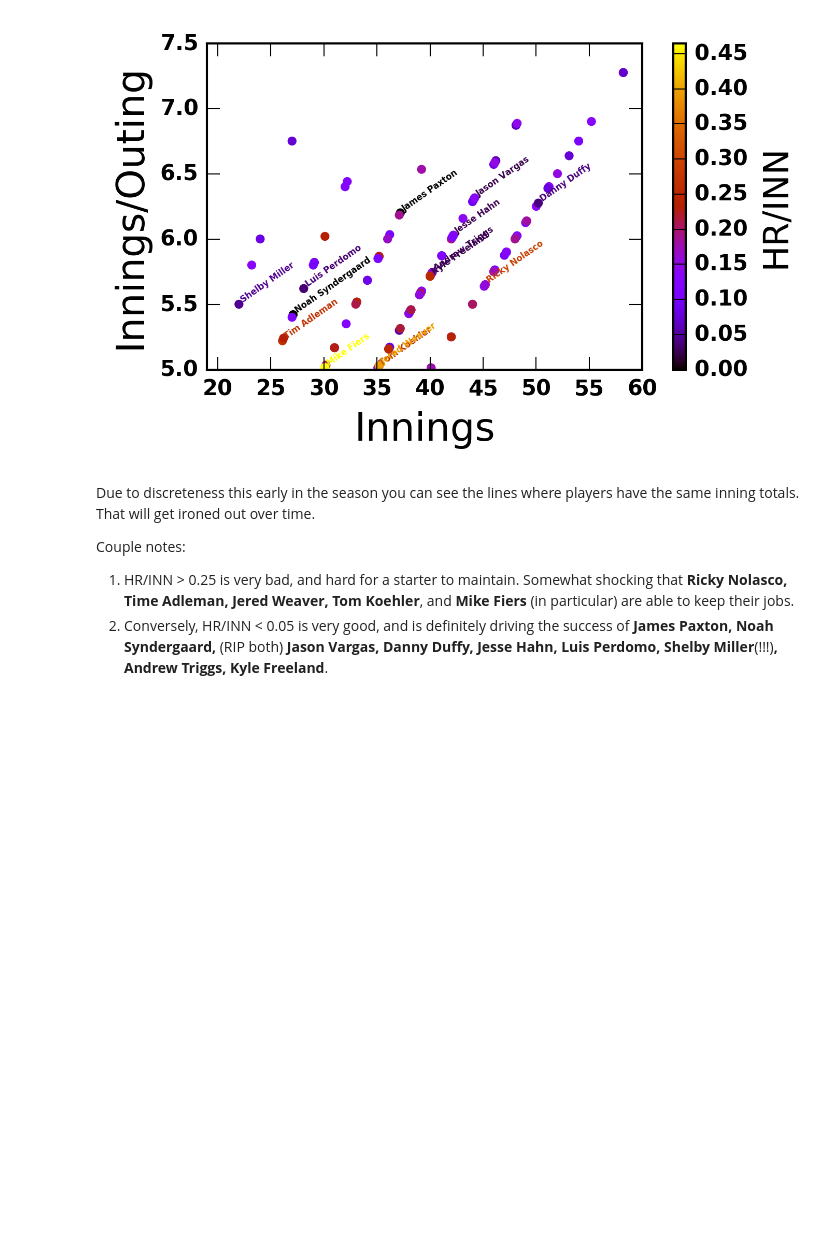
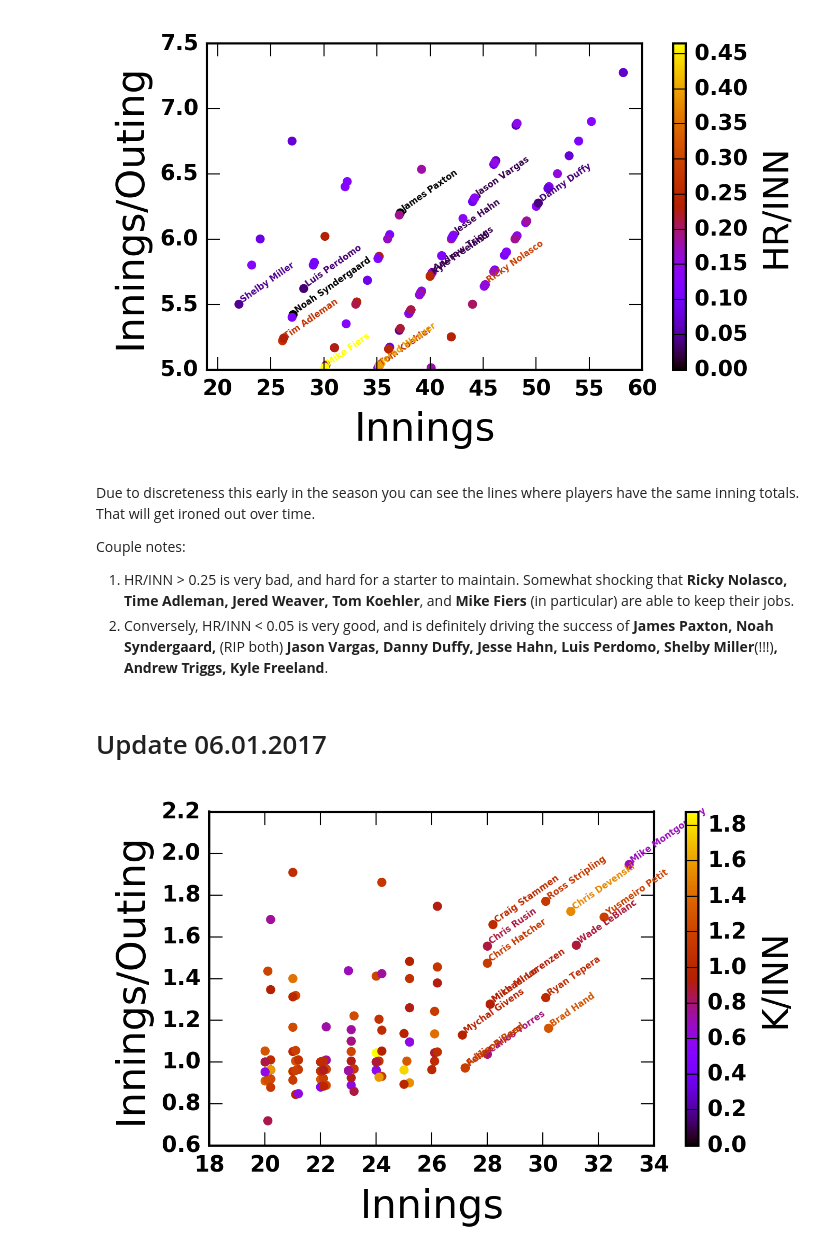
Before and after one commit to fantasy-toolz/2017-MLB-Analysis, a Jupyter notebook: pitching_notebooks/Bastardo-Tracking.ipynb, the cells around one changed output. Cells and saved outputs as stored; diff of their text form; code cells hidden in the pictures; blank space fills up the shorter version.

```diff
--- a/pitching_notebooks/Bastardo-Tracking.ipynb
+++ b/pitching_notebooks/Bastardo-Tracking.ipynb
@@ -46,10 +48,10 @@ fig = plt.figure(figsize=(4,3))
 ax = fig.add_axes([0.15,0.15,0.7,0.7])
 ax2 = fig.add_axes([0.9,0.15,0.02,0.7])
 
-kinn = Pitchers2017['SO']/Pitchers2017['IP']
+kinn = Pitchers2017a['SO']/Pitchers2017a['IP']
 clrs= kinn/np.max(kinn)
 
-ax.scatter(Pitchers2017['IP'],Pitchers2017['IP']/Pitchers2017['G'],color=cm.gnuplot(clrs,1.),s=10.)
+ax.scatter(Pitchers2017a['IP'],Pitchers2017a['IP']/Pitchers2017a['G'],color=cm.gnuplot(clrs,1.),s=10.)
 ax.set_xlabel('Innings',size=18)
 ax.set_ylabel('Innings/Outing',size=18)
 
@@ -66,9 +68,9 @@ ax.axis([19,24,0.9,2.3])
 
 
 
-for indx in range(0,len(Pitchers2017['Name'])):
-    if (Pitchers2017['IP'][indx] <= 24) & ((Pitchers2017['IP']/Pitchers2017['G'])[indx] < 2.2):
-        ax.text(Pitchers2017['IP'][indx],(Pitchers2017['IP']/Pitchers2017['G'])[indx],Pitchers2017['Name'][indx],size=4,rotation=35.,ha='left',va='bottom',color=cm.gnuplot(clrs[indx],1.))
+for indx in range(0,len(Pitchers2017a['Name'])):
+    if (Pitchers2017a['IP'][indx] <= 24) & ((Pitchers2017a['IP']/Pitchers2017a['G'])[indx] < 2.2):
+        ax.text(Pitchers2017a['IP'][indx],(Pitchers2017a['IP']/Pitchers2017a['G'])[indx],Pitchers2017a['Name'][indx],size=4,rotation=35.,ha='left',va='bottom',color=cm.gnuplot(clrs[indx],1.))
 # %% [output]
 [figure]
 # %% [markdown]
@@ -79,10 +81,10 @@ fig = plt.figure(figsize=(4,3))
 ax = fig.add_axes([0.15,0.15,0.7,0.7])
 ax2 = fig.add_axes([0.9,0.15,0.02,0.7])
 
-hrinn = Pitchers2017['HR']/Pitchers2017['IP']
+hrinn = Pitchers2017a['HR']/Pitchers2017a['IP']
 clrs= hrinn/np.max(hrinn)
 
-ax.scatter(Pitchers2017['IP'],Pitchers2017['IP']/Pitchers2017['G'],color=cm.gnuplot(clrs,1.),s=10.)
+ax.scatter(Pitchers2017a['IP'],Pitchers2017a['IP']/Pitchers2017a['G'],color=cm.gnuplot(clrs,1.),s=10.)
 ax.set_xlabel('Innings',size=18)
 ax.set_ylabel('Innings/Outing',size=18)
 
@@ -97,10 +99,10 @@ cb1.set_label('HR/INN',size=16)
 # check out just the reliever corner
 ax.axis([19,60,5.0,7.5])
 
-for indx in range(0,len(Pitchers2017['Name'])):
-    if (Pitchers2017['IP'][indx] <= 60) & ((Pitchers2017['IP']/Pitchers2017['G'])[indx] > 5.0):
+for indx in range(0,len(Pitchers2017a['Name'])):
+    if (Pitchers2017a['IP'][indx] <= 60) & ((Pitchers2017a['IP']/Pitchers2017a['G'])[indx] > 5.0):
         if (hrinn[indx] <= .05) | (hrinn[indx] > 0.25):
-            ax.text(Pitchers2017['IP'][indx],(Pitchers2017['IP']/Pitchers2017['G'])[indx],Pitchers2017['Name'][indx],size=4,rotation=35.,ha='left',va='bottom',color=cm.gnuplot(clrs[indx],1.))
+            ax.text(Pitchers2017a['IP'][indx],(Pitchers2017a['IP']/Pitchers2017a['G'])[indx],Pitchers2017a['Name'][indx],size=4,rotation=35.,ha='left',va='bottom',color=cm.gnuplot(clrs[indx],1.))
 # %% [output]
 [figure]
 # %% [markdown]
@@ -109,3 +111,36 @@ Due to discreteness this early in the season you can see the lines where players
 Couple notes:
 1. HR/INN > 0.25 is very bad, and hard for a starter to maintain. Somewhat shocking that **Ricky Nolasco, Time Adleman, Jered Weaver, Tom Koehler**, and **Mike Fiers** (in particular) are able to keep their jobs.
 2. Conversely, HR/INN < 0.05 is very good, and is definitely driving the success of **James Paxton, Noah Syndergaard,** (RIP both) **Jason Vargas, Danny Duffy, Jesse Hahn, Luis Perdomo, Shelby Miller**(!!!)**, Andrew Triggs, Kyle Freeland**.
+# %% [markdown]
+# Update 06.01.2017
+# %%
+fig = plt.figure(figsize=(4,3))
+
+ax = fig.add_axes([0.15,0.15,0.7,0.7])
+ax2 = fig.add_axes([0.9,0.15,0.02,0.7])
+
+kinn = Pitchers2017b['SO']/Pitchers2017b['IP']
+clrs= kinn/np.max(kinn)
+
+ax.scatter(Pitchers2017b['IP'],Pitchers2017b['IP']/Pitchers2017b['G'],color=cm.gnuplot(clrs,1.),s=10.)
+ax.set_xlabel('Innings',size=18)
+ax.set_ylabel('Innings/Outing',size=18)
+
+
+
+cmap = mpl.cm.gnuplot; norm = mpl.colors.Normalize(vmin=0., vmax=np.max(kinn))
+cb1 = mpl.colorbar.ColorbarBase(ax2, cmap=cmap,norm=norm)
+cb1.set_label('K/INN',size=16)
+#cb1.set_ticks([90,93,96,99])
+
+
+# check out just the reliever corner
+#ax.axis([19,24,0.9,2.3])
+
+
+
+for indx in range(0,len(Pitchers2017b['Name'])):
+    if (Pitchers2017b['IP'][indx] >= 27) & ((Pitchers2017b['IP']/Pitchers2017b['G'])[indx] > 0.0):
+        ax.text(Pitchers2017b['IP'][indx],(Pitchers2017b['IP']/Pitchers2017b['G'])[indx],Pitchers2017b['Name'][indx],size=4,rotation=35.,ha='left',va='bottom',color=cm.gnuplot(clrs[indx],1.))
+# %% [output]
+[figure, added]
```
Also changed, not shown: parts of 1 cell of this notebook, 1 other file.
